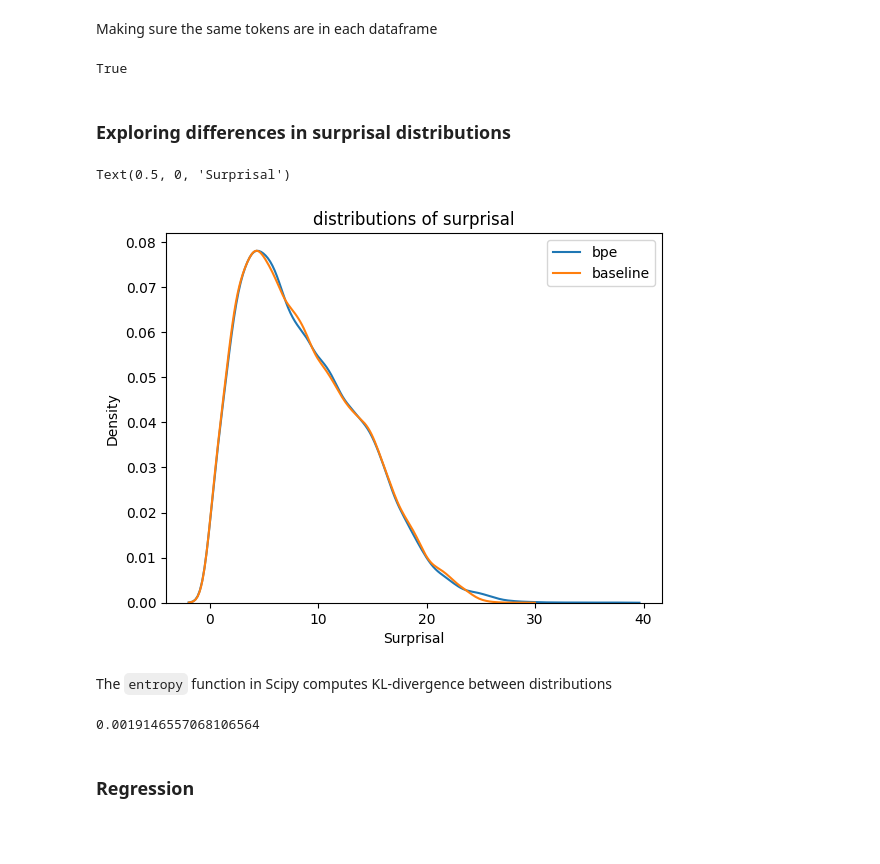
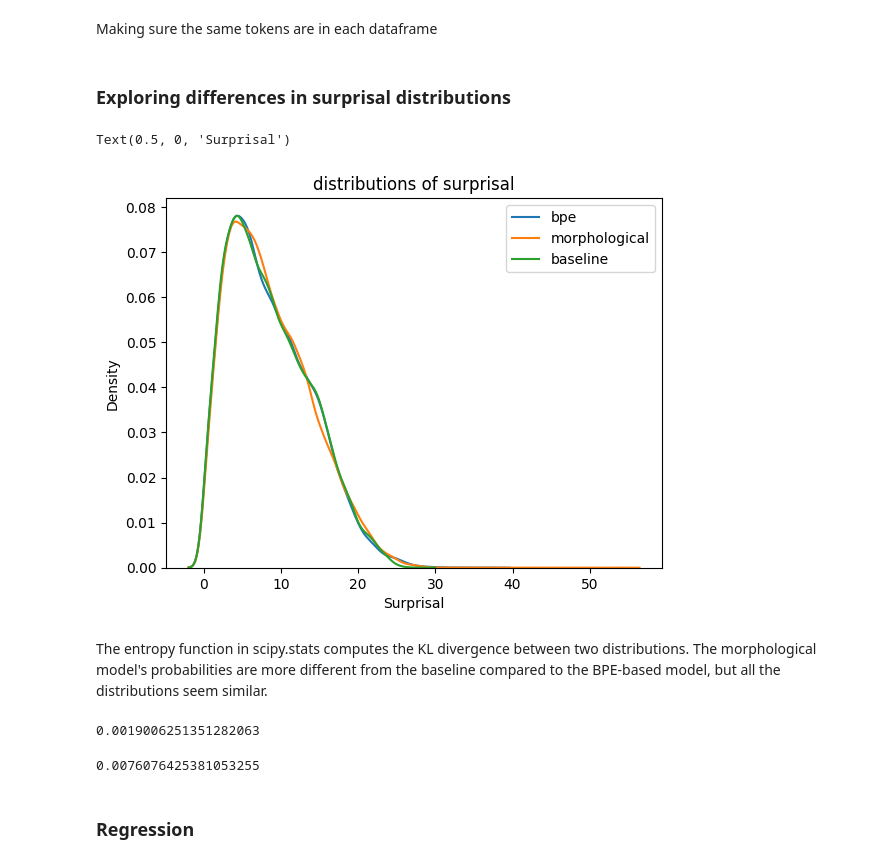
Before and after one commit to sathvikn/dl-psych-tokenization, a Jupyter notebook: analysis.ipynb, the cells around one changed output. Cells and saved outputs as stored; diff of their text form; code cells hidden in the pictures; blank space fills up the shorter version.

Commit message:
Analysis for surprisals under morphologically tokenized model

```diff
--- a/analysis.ipynb
+++ b/analysis.ipynb
@@ -17,6 +21,11 @@ baseline_rts = combine_data(rts, baseline)
 baseline_rts = generate_predictors(baseline_rts)
 baseline_rts = baseline_rts[(~baseline_rts['oov']) & (~baseline_rts['exclude_rt'])]
 # %%
-bpe_rts = combine_data(rts, bpe, word_boundary = 'Ġ')
+bpe_rts = align_surprisal(rts, bpe, word_boundary = model_config['bpe']['word_boundary'])
 bpe_rts = generate_predictors(bpe_rts)
 bpe_rts = bpe_rts[(~bpe_rts['oov']) & (~bpe_rts['exclude_rt'])]
+# %%
+morph_rts = align_surprisal(rts, morph,
+                            word_boundary = model_config['transducer']['word_boundary'], use_lookup = True)
+morph_rts = generate_predictors(morph_rts)
+morph_rts = morph_rts[(~morph_rts['oov']) & (~morph_rts['exclude_rt'])]
@@ -57,2 +63,0 @@ After excluding OOV items, the baseline dataset has many more tokens. This shoul
-# %%
-baseline_rts = baseline_rts[baseline_rts['token_uid'].isin(bpe_rts['token_uid'])]
@@ -59,9 +80,8 @@ baseline_rts = baseline_rts[baseline_rts['token_uid'].isin(bpe_rts['token_uid'])
 # %% [markdown]
 Making sure the same tokens are in each dataframe
-# %%
-sum(baseline_rts['token_uid'].values == bpe_rts['token_uid'].values) == len(baseline_rts.index)
-# %% [output]
-True
+# %%
+baseline_rts = baseline_rts[baseline_rts['token_uid'].isin(morph_rts['token_uid'].values)]
+bpe_rts = bpe_rts[bpe_rts['token_uid'].isin(baseline_rts['token_uid'].values)]
 # %% [markdown]
 ### Exploring differences in surprisal distributions
 # %%
@@ -69,21 +89,25 @@ import seaborn as sns
 import matplotlib.pyplot as plt
 # %%
 sns.kdeplot(bpe_rts['surprisal'], label = 'bpe')
+sns.kdeplot(morph_rts['surprisal'], label = 'morphological')
 sns.kdeplot(baseline_rts['surprisal'], label = 'baseline')
 plt.title("distributions of surprisal")
 plt.legend()
 plt.xlabel("Surprisal")
 # %% [output]
 Text(0.5, 0, 'Surprisal')
-[figure, old version]
+[figure, new version]
-# %% [markdown]
-The `entropy` function in Scipy computes KL-divergence between distributions
+# %% [markdown]
+The entropy function in scipy.stats computes the KL divergence between two distributions. The morphological model's probabilities are more different from the baseline compared to the BPE-based model, but all the distributions seem similar.
 # %%
 from scipy.stats import entropy
+entropy(baseline_rts['surprisal'], bpe_rts['surprisal'])
+# %% [output]
+0.0019006251351282063
 # %%
-entropy(bpe_rts['surprisal'], baseline_rts['surprisal'])
+entropy(baseline_rts['surprisal'], morph_rts['surprisal'])
 # %% [output]
-0.0019146557068106564
+0.0076076425381053255
 # %% [markdown]
 ### Regression
 # %%
```
Also changed, not shown: parts of 17 cells of this notebook, 2 other files.
